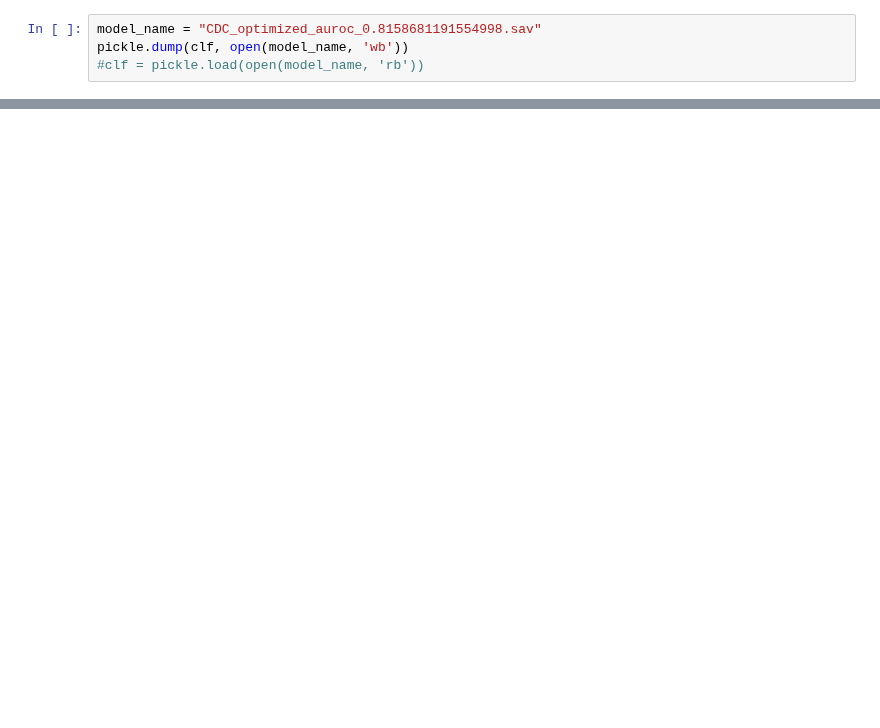
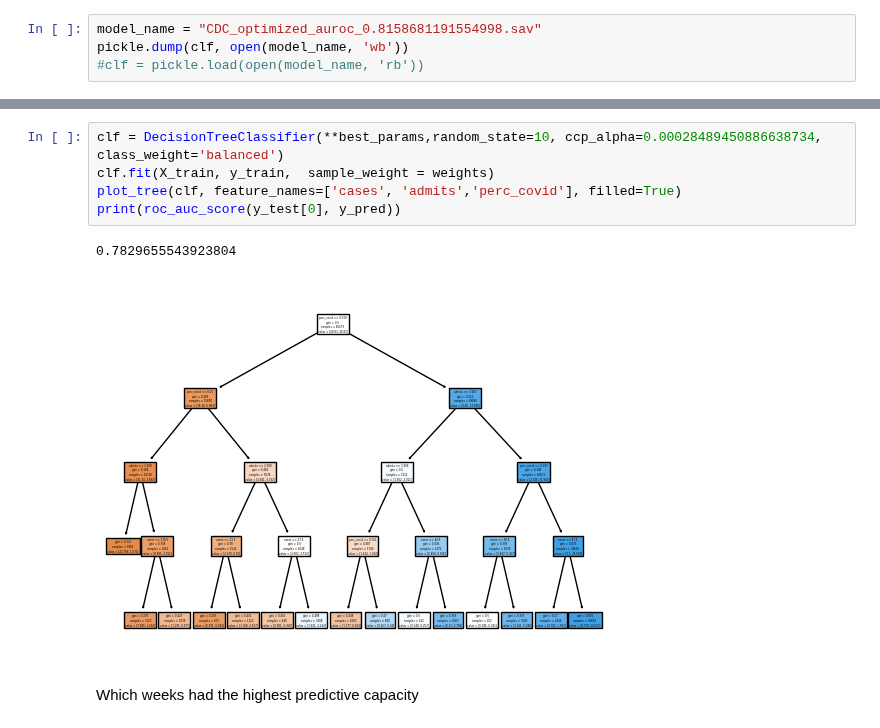
Before and after one commit to RachelMurray-Watson/COVID_forecasting, a Jupyter notebook: Optimized_CDC_Classifier.ipynb, the cells around one changed output, grey strips where cells are left out. Drawn from its saved outputs; the diff is of its cells as text; blank space fills up the shorter version.

```diff
--- a/Optimized_CDC_Classifier.ipynb
+++ b/Optimized_CDC_Classifier.ipynb
@@ -278,0 +402,10 @@ pickle.dump(clf, open(model_name, 'wb'))
+# %%
+clf = DecisionTreeClassifier(**best_params,random_state=10, ccp_alpha=0.00028489450886638734,  class_weight='balanced')
+clf.fit(X_train, y_train,  sample_weight = weights)
+plot_tree(clf, feature_names=['cases', 'admits','perc_covid'], filled=True)
+print(roc_auc_score(y_test[0], y_pred))
+# %% [output]
+0.7829655543923804
+[figure, added]
+# %% [markdown]
+Which weeks had the highest predictive capacity
```
Also changed, not shown: parts of 14 cells of this notebook, 2 other files.
